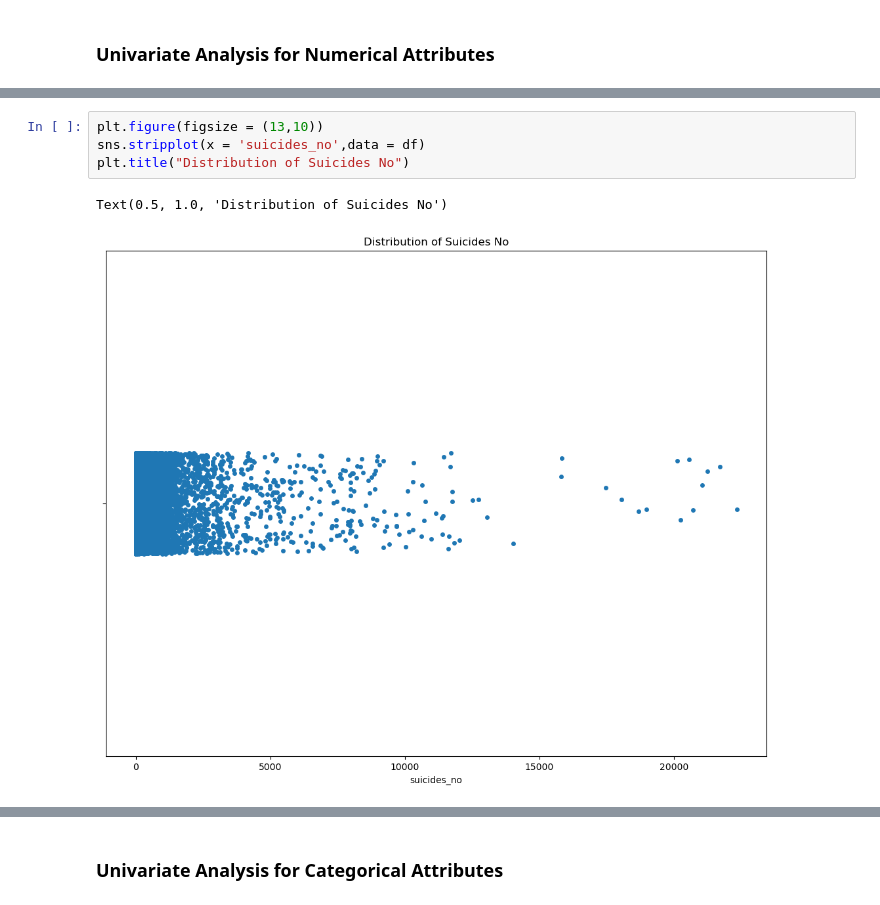
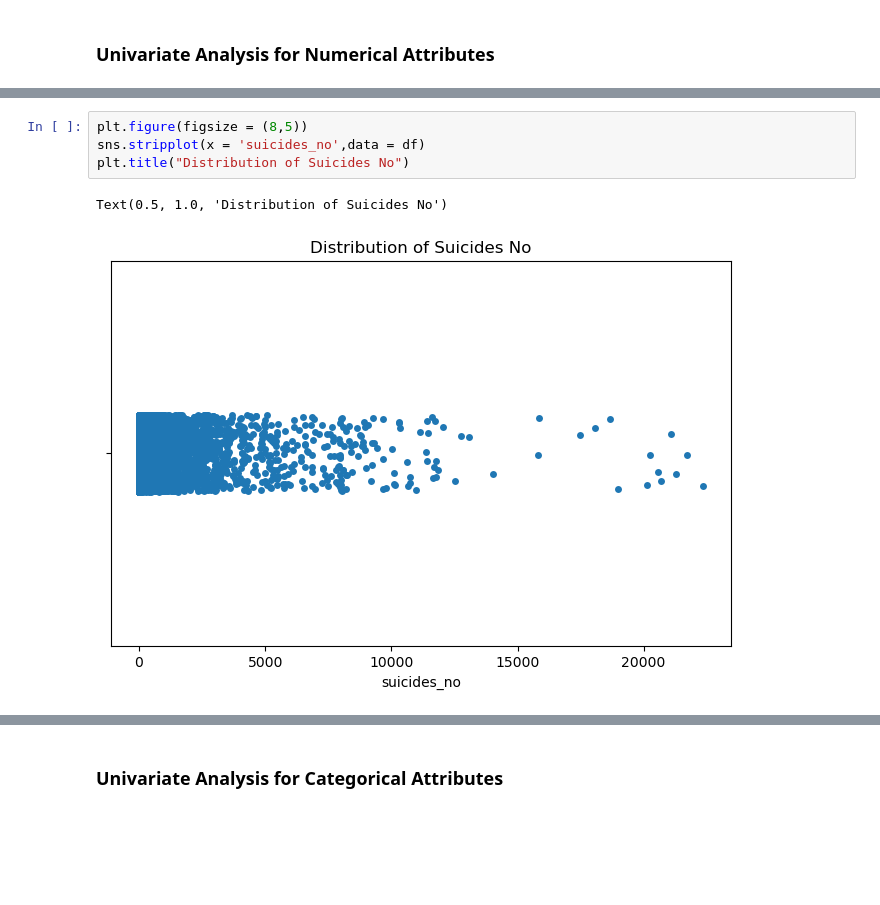
Before and after one commit to liptika/Machine_Learning_Projects, a Jupyter notebook: Suicide_Rate_Prediction/Suicide_Rate_Prediction.ipynb, the cells around one changed output, grey strips where cells are left out. Cells and saved outputs as stored; diff of their text form; blank space fills up the shorter version.

```diff
--- a/Suicide_Rate_Prediction/Suicide_Rate_Prediction.ipynb
+++ b/Suicide_Rate_Prediction/Suicide_Rate_Prediction.ipynb
@@ -252,7 +248,7 @@ Text(0.5, 1.0, 'Distribution of Suicide No')
 # %%
-plt.figure(figsize = (13,10))
+plt.figure(figsize = (8,5))
 sns.stripplot(x = 'suicides_no',data = df)
 plt.title("Distribution of Suicides No")
 # %% [output]
 Text(0.5, 1.0, 'Distribution of Suicides No')
-[figure, old version]
+[figure, new version]
```
Also changed, not shown: parts of 90 cells of this notebook.
